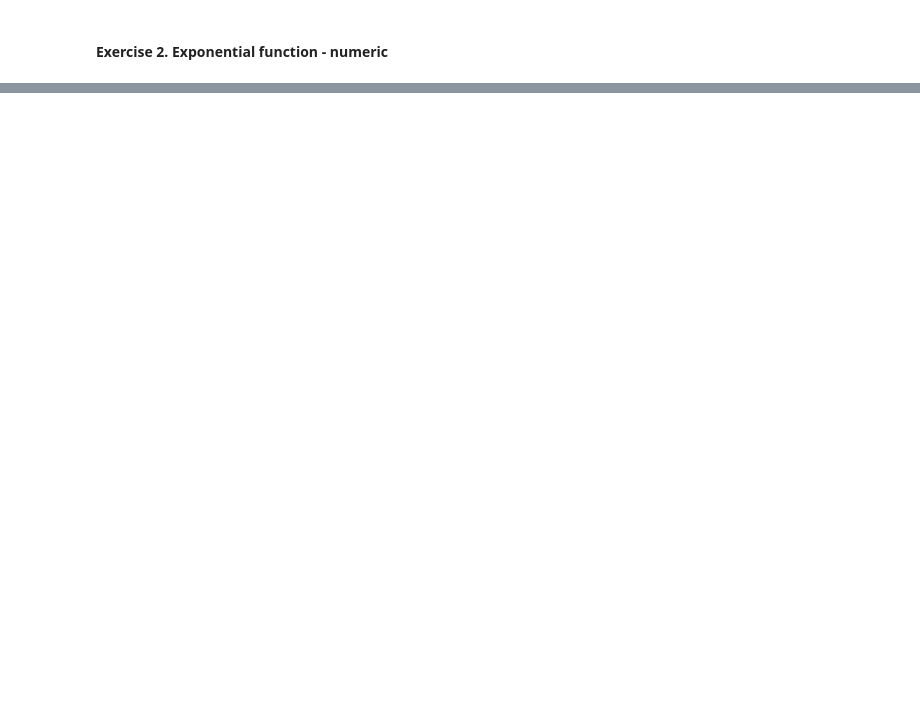
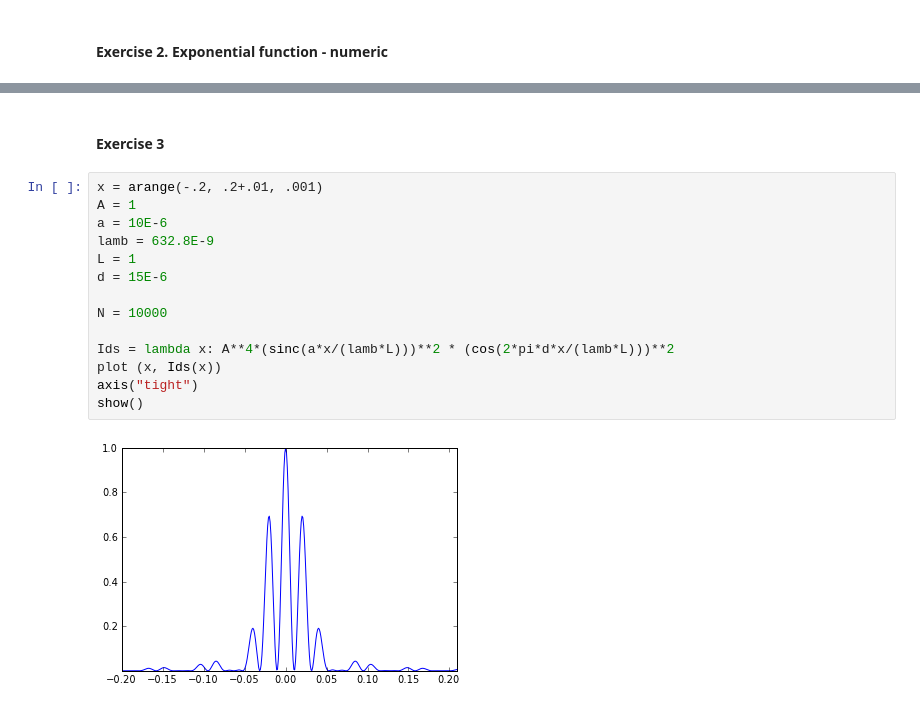
Before and after one commit to jvanatta/particle-tracks, a Jupyter notebook: week8/tuesMC.ipynb, the cells around one changed output, grey strips where cells are left out. Cells and saved outputs as stored; diff of their text form; blank space fills up the shorter version.

```diff
--- a/week8/tuesMC.ipynb
+++ b/week8/tuesMC.ipynb
@@ -68,0 +107,18 @@ plt.show()
+# %% [markdown]
+#### Exercise 3
+# %%
+x = arange(-.2, .2+.01, .001)
+A = 1
+a = 10E-6
+lamb = 632.8E-9
+L = 1
+d = 15E-6
+
+N = 10000
+
+Ids = lambda x: A**4*(sinc(a*x/(lamb*L)))**2 * (cos(2*pi*d*x/(lamb*L)))**2
+plot (x, Ids(x))
+axis("tight")
+show()
+# %% [output]
+[figure, added]
```
Also changed, not shown: parts of 7 cells of this notebook.
